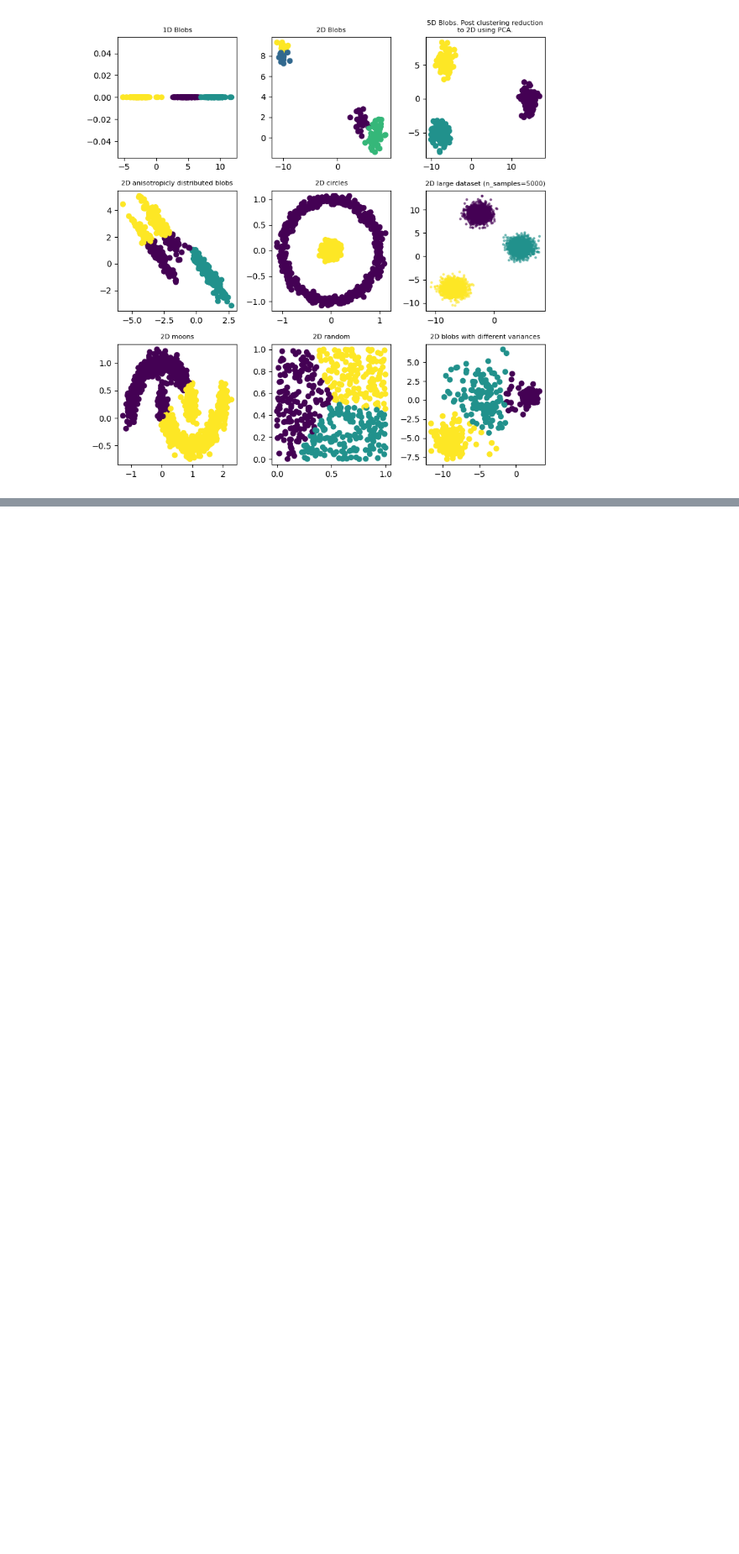
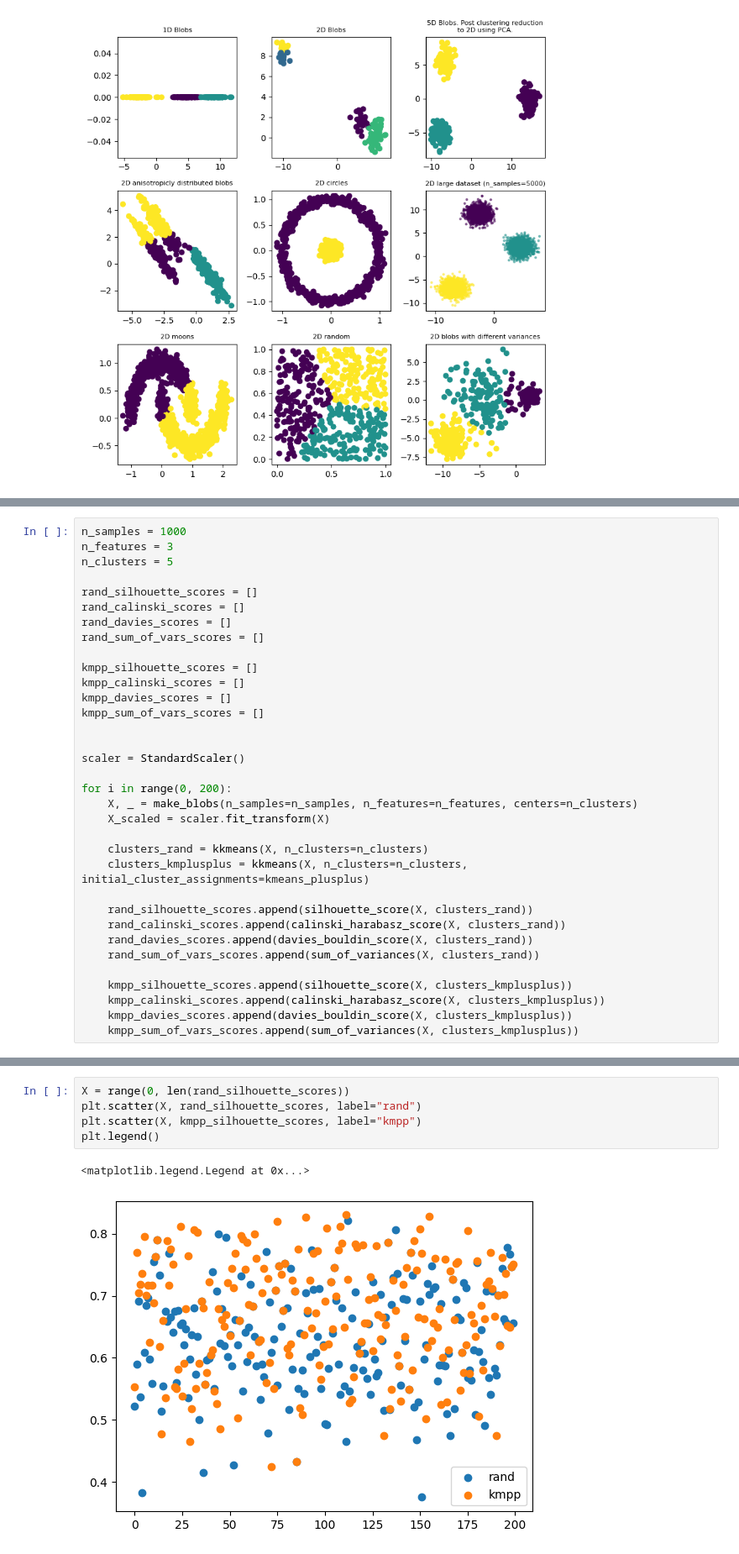
Before and after one commit to MLUX-University-of-Vienna/oster-bachelor-thesis, a Jupyter notebook: examples/kkmeans-evaluation.ipynb, the cells around one changed output, grey strips where cells are left out. Shown at 84% size. Cells and saved outputs as stored; diff of their text form; blank space fills up the shorter version.

```diff
--- a/examples/kkmeans-evaluation.ipynb
+++ b/examples/kkmeans-evaluation.ipynb
@@ -421,0 +463,34 @@ plt.show()
+# %%
+n_samples = 1000
+n_features = 3
+n_clusters = 5
+
+rand_silhouette_scores = []
+rand_calinski_scores = []
+rand_davies_scores = []
+rand_sum_of_vars_scores = []
+
+kmpp_silhouette_scores = []
+kmpp_calinski_scores = []
+kmpp_davies_scores = []
+kmpp_sum_of_vars_scores = []
+
+
+scaler = StandardScaler()
+
+for i in range(0, 200):
+    X, _ = make_blobs(n_samples=n_samples, n_features=n_features, centers=n_clusters)
+    X_scaled = scaler.fit_transform(X)
+
+    clusters_rand = kkmeans(X, n_clusters=n_clusters)
+    clusters_kmplusplus = kkmeans(X, n_clusters=n_clusters, initial_cluster_assignments=kmeans_plusplus)
+
+    rand_silhouette_scores.append(silhouette_score(X, clusters_rand))
+    rand_calinski_scores.append(calinski_harabasz_score(X, clusters_rand))
+    rand_davies_scores.append(davies_bouldin_score(X, clusters_rand))
+    rand_sum_of_vars_scores.append(sum_of_variances(X, clusters_rand))
+
+    kmpp_silhouette_scores.append(silhouette_score(X, clusters_kmplusplus))
+    kmpp_calinski_scores.append(calinski_harabasz_score(X, clusters_kmplusplus))
+    kmpp_davies_scores.append(davies_bouldin_score(X, clusters_kmplusplus))
+    kmpp_sum_of_vars_scores.append(sum_of_variances(X, clusters_kmplusplus))
@@ -421,0 +549,8 @@ plt.show()
+# %%
+X = range(0, len(rand_silhouette_scores))
+plt.scatter(X, rand_silhouette_scores, label="rand")
+plt.scatter(X, kmpp_silhouette_scores, label="kmpp")
+plt.legend()
+# %% [output]
+<matplotlib.legend.Legend at 0x...>
+[figure, added]
```
Also changed, not shown: parts of 10 cells of this notebook.
